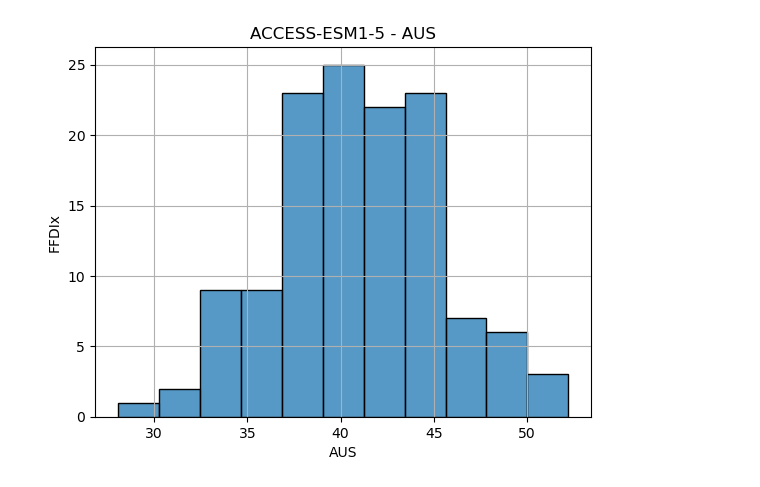
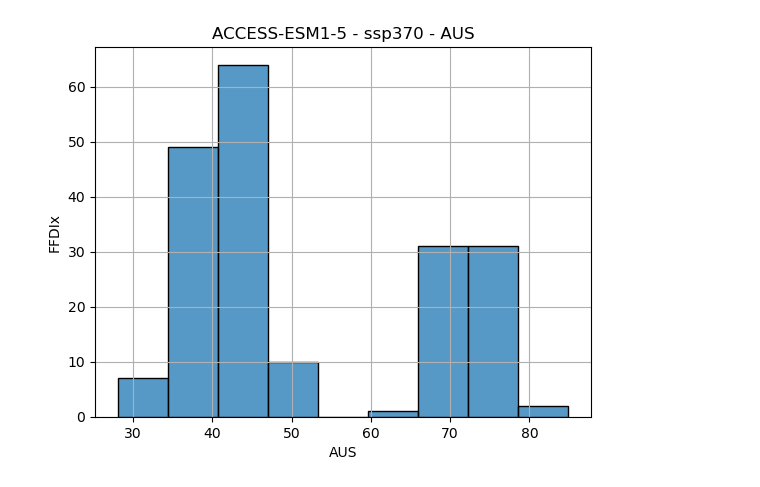
Before and after one commit to AusClimateService/rba, a Jupyter notebook: ffdix-analysis.ipynb, the cells around one changed output. Drawn from its saved outputs; the diff is of its cells as text; code cells hidden in the pictures.

```diff
--- a/ffdix-analysis.ipynb
+++ b/ffdix-analysis.ipynb
@@ -43,10 +34,11 @@ def plot_location(model, location, start_year=1950):
     ax.grid()
     plt.show()
 # %%
-def plot_dist(model, location, start_year=1950, end_year=2014):
+def plot_dist(model, experiment, location, start_year=1950, end_year=2014):
     """Histogram for a given location"""
 
-    df = df_dict[model]
+    infile = f'/g/data/xv83/dbi599/rba/FFDI/{model}/{experiment}/FFDIx_yr_{model}_{experiment}_ensemble_aus-states_1950-2100.csv'
+    df = pd.read_csv(infile)
     df_ref = df[(df['year'] >= start_year) & (df['year'] <= end_year)]
     fig, ax = plt.subplots()
     sns.histplot(
@@ -55,7 +47,6 @@ def plot_dist(model, location, start_year=1950, end_year=2014):
         x=location,
     )
     ax.set_ylabel('FFDIx')
-    ax.set_title(f'{model} - {location}')
+    ax.set_title(f'{model} - {experiment} - {location}')
     ax.grid()
     plt.show()
-    plt.close()
@@ -134,4 +87,4 @@ plot_location('ACCESS-ESM1-5', 'AUS')
 # %%
-plot_dist('ACCESS-ESM1-5', 'AUS')
+plot_dist('ACCESS-ESM1-5', 'ssp370', 'AUS')
 # %% [output]
-[figure, old version]
+[figure, new version]
```
Also changed, not shown: parts of 24 cells of this notebook, 3 other files.
